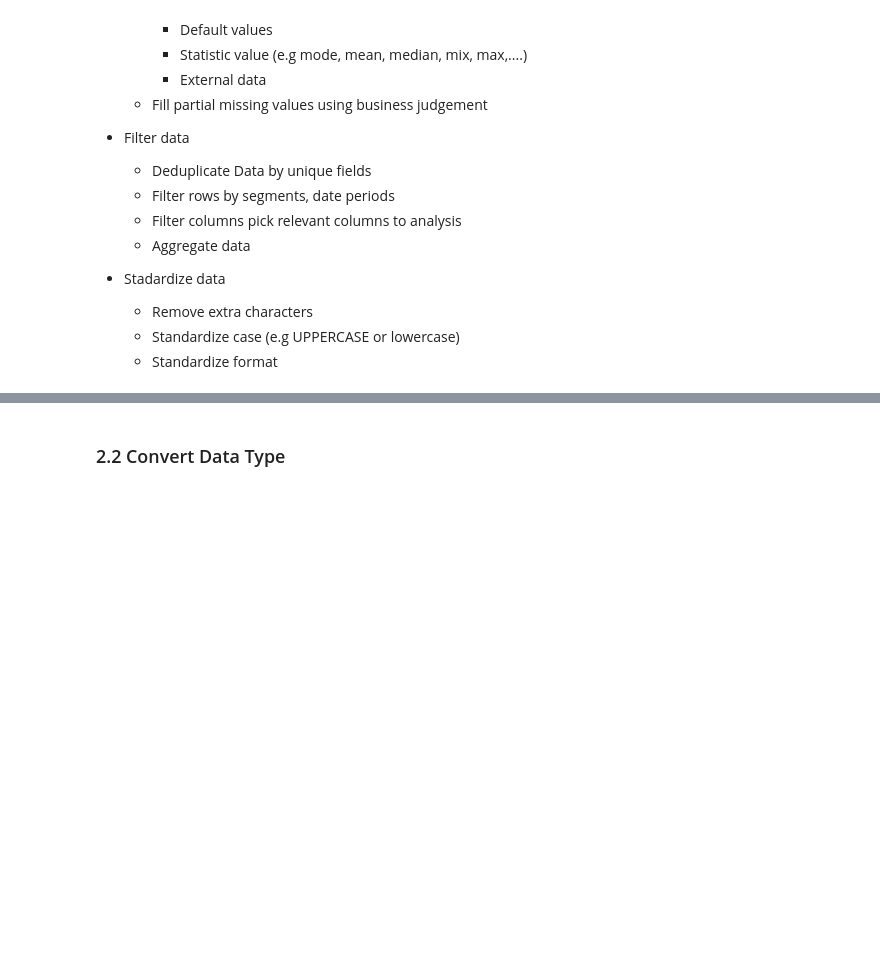
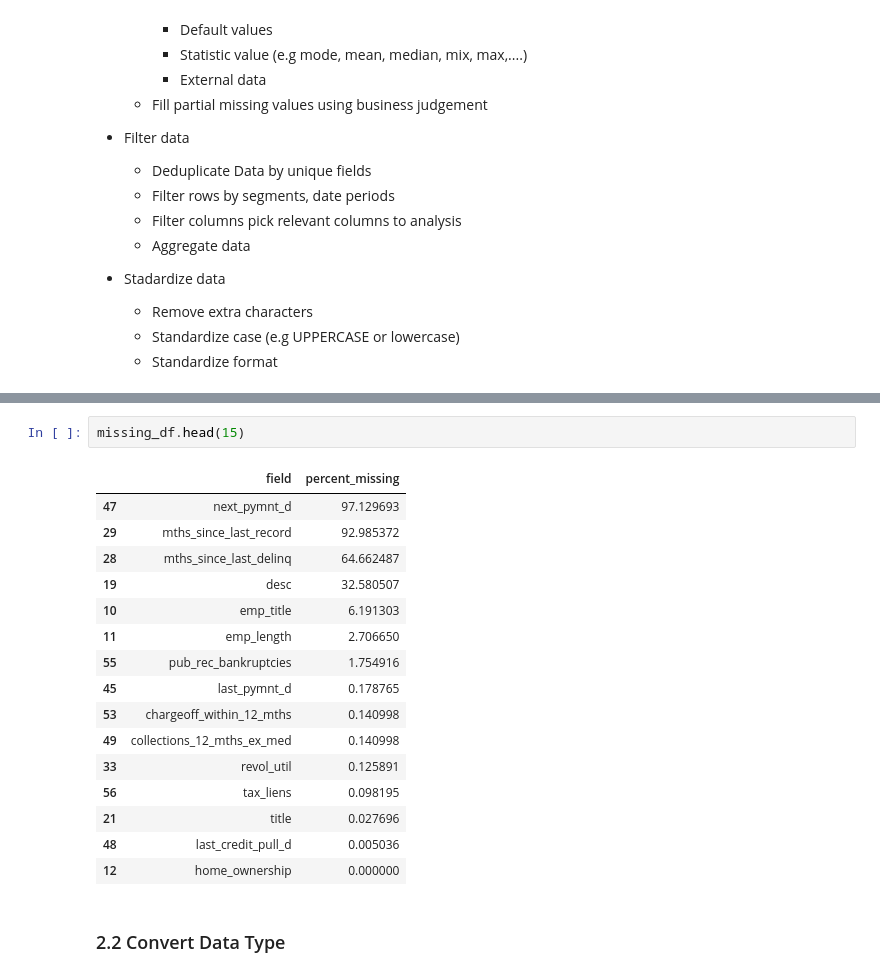
Before and after one commit to irish-luong/LandingClubCaseStudy, a Jupyter notebook: lending_club_case_study.ipynb, the cells around one changed output, grey strips where cells are left out. Saved outputs shown, nothing was run; the diff lists cells and outputs as text; blank space fills up the shorter version.

```diff
--- a/lending_club_case_study.ipynb
+++ b/lending_club_case_study.ipynb
@@ -104,3 +179,22 @@ print("====== Open file profiling_result.html on the browser to view profiling r
+# %%
+missing_df.head(15)
+# %% [output]
+|  | field | percent_missing |
+| 47 | next_pymnt_d | 97.129693 |
+| 29 | mths_since_last_record | 92.985372 |
+| 28 | mths_since_last_delinq | 64.662487 |
+| 19 | desc | 32.580507 |
+| 10 | emp_title | 6.191303 |
+| 11 | emp_length | 2.706650 |
+| 55 | pub_rec_bankruptcies | 1.754916 |
+| 45 | last_pymnt_d | 0.178765 |
+| 53 | chargeoff_within_12_mths | 0.140998 |
+| 49 | collections_12_mths_ex_med | 0.140998 |
+| 33 | revol_util | 0.125891 |
+| 56 | tax_liens | 0.098195 |
+| 21 | title | 0.027696 |
+| 48 | last_credit_pull_d | 0.005036 |
+| 12 | home_ownership | 0.000000 |
 # %% [markdown]
 ### 2.2 Convert Data Type
 # %% [markdown]
```
Also changed, not shown: parts of 3 cells of this notebook.
